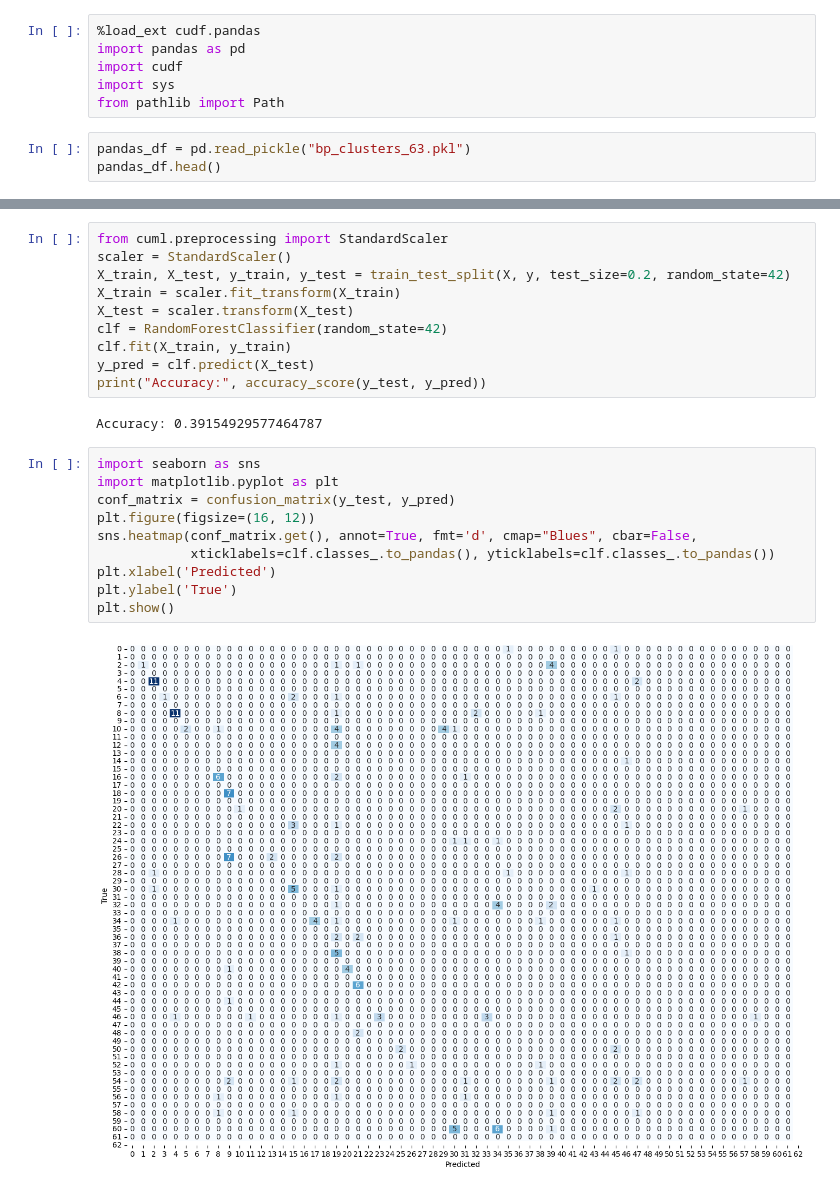
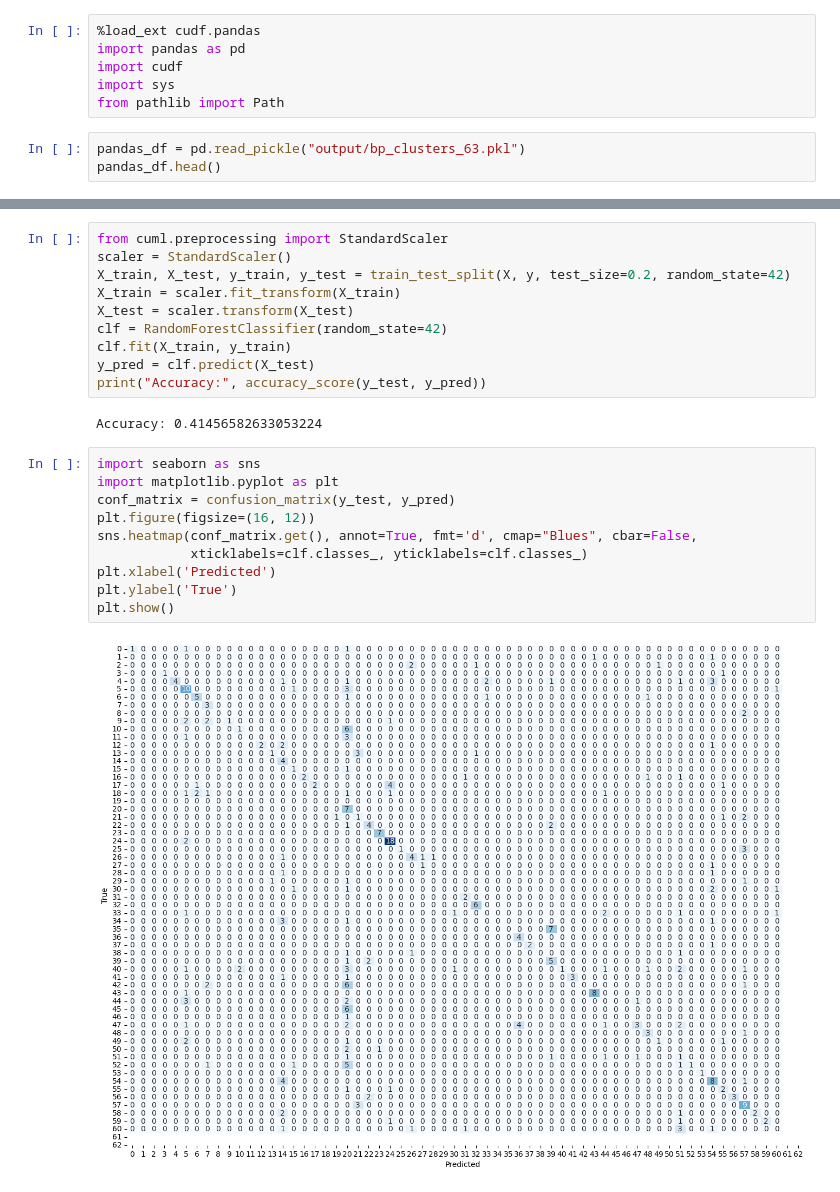
Before and after one commit to 598975/BP-classification, a Jupyter notebook: notebooks/260117_classification_rapids.ipynb, the cells around one changed output, grey strips where cells are left out. Drawn from its saved outputs; the diff is of its cells as text.

```diff
--- a/notebooks/260117_classification_rapids.ipynb
+++ b/notebooks/260117_classification_rapids.ipynb
@@ -5,6 +5,6 @@ import cudf
 import sys
 from pathlib import Path
 # %%
-pandas_df = pd.read_pickle("bp_clusters_63.pkl")
+pandas_df = pd.read_pickle("output/bp_clusters_63.pkl")
 pandas_df.head()
 # %% [output]
@@ -103,17 +103,17 @@ clf.fit(X_train, y_train)
 y_pred = clf.predict(X_test)
 print("Accuracy:", accuracy_score(y_test, y_pred))
 # %% [output]
-Accuracy: 0.39154929577464787
+Accuracy: 0.41456582633053224
 # %%
 import seaborn as sns
 import matplotlib.pyplot as plt
 conf_matrix = confusion_matrix(y_test, y_pred)
 plt.figure(figsize=(16, 12))
 sns.heatmap(conf_matrix.get(), annot=True, fmt='d', cmap="Blues", cbar=False,
-            xticklabels=clf.classes_.to_pandas(), yticklabels=clf.classes_.to_pandas())
+            xticklabels=clf.classes_, yticklabels=clf.classes_)
 plt.xlabel('Predicted')
 plt.ylabel('True')
 plt.show()
 # %% [output]
-[figure, old version]
+[figure, new version]
 # %%
```
Also changed, not shown: parts of 5 cells of this notebook.
